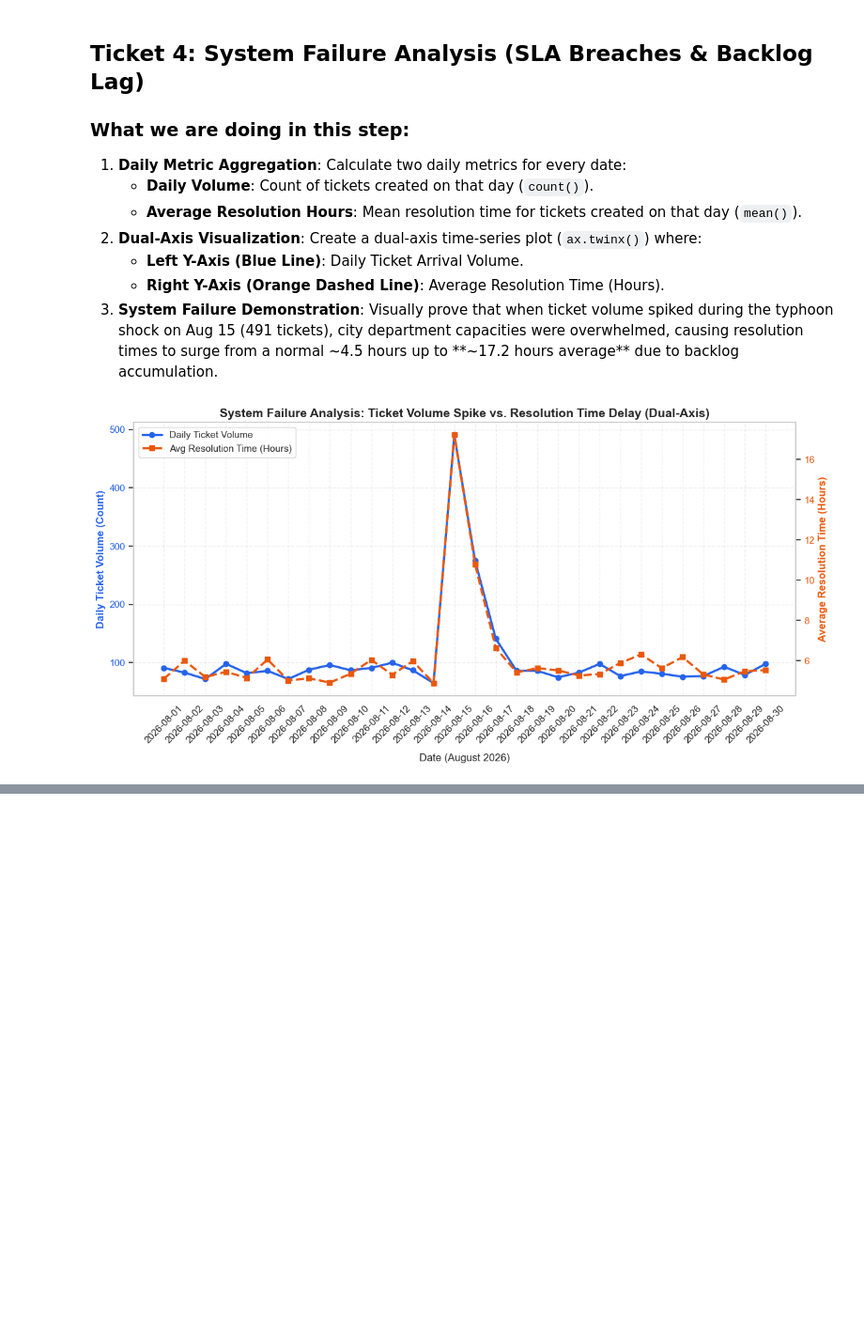
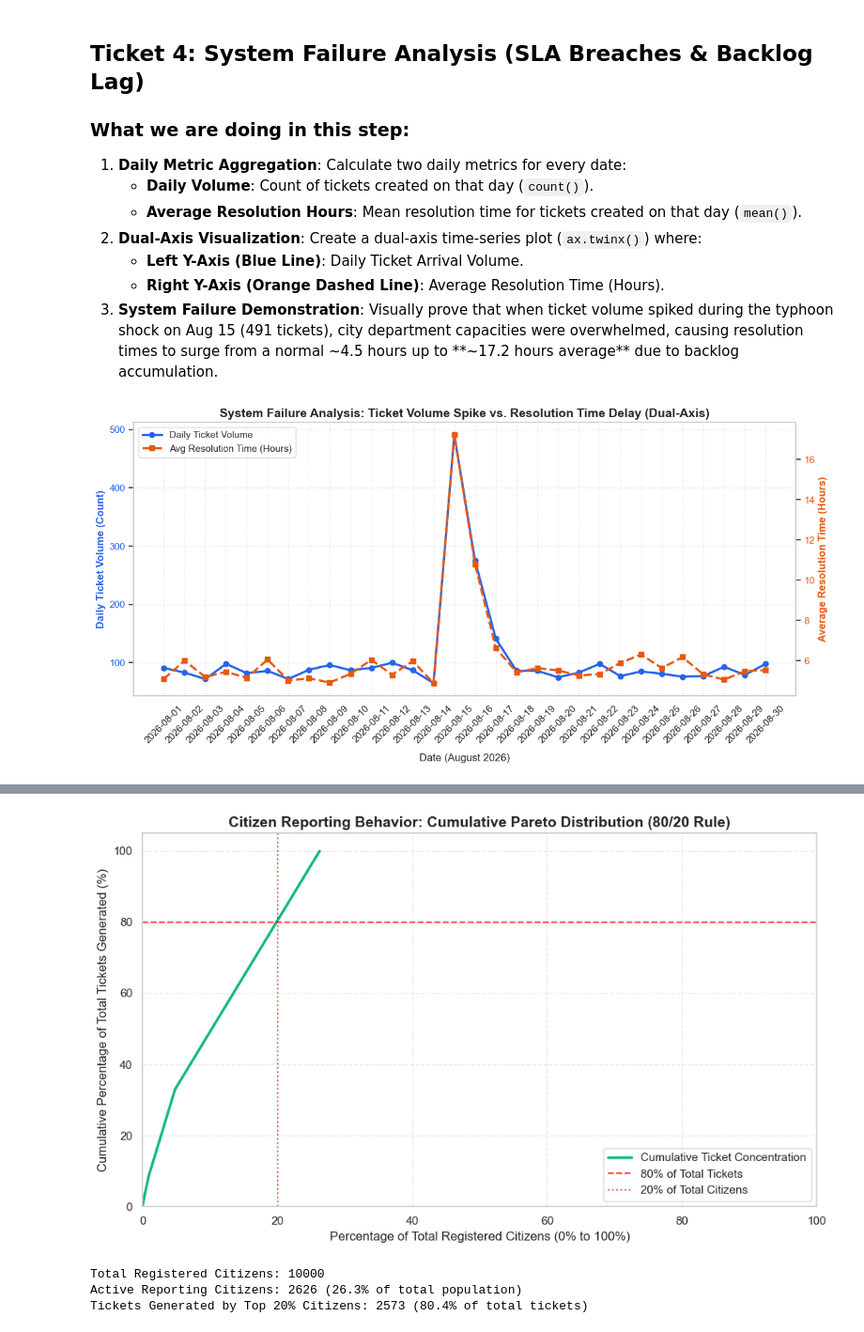
Before and after one commit to ymsrubio/TicketSim, a Jupyter notebook: notebooks/03_eda_and_sla_breach_analysis.ipynb, the cells around one changed output, grey strips where cells are left out. Shown at 94% size. Cells and saved outputs as stored; diff of their text form; code cells hidden in the pictures; blank space fills up the shorter version.

Commit message:
feat(eda): implement Ticket 5 citizen Pareto analysis and executive conclusions (fixes #9)

```diff
--- a/notebooks/03_eda_and_sla_breach_analysis.ipynb
+++ b/notebooks/03_eda_and_sla_breach_analysis.ipynb
@@ -283,0 +291,66 @@ plt.show()
+# %%
+# Ticket 5: Citizen Behavior (The Pareto Principle & Hyper-Reporters)
+
+import matplotlib.pyplot as plt
+import numpy as np
+import pandas as pd
+
+# 1. GROUP TICKETS BY CITIZEN AND COUNT SUBMISSIONS
+citizen_counts = (
+    df_merged.groupby("citizen_id")["ticket_id"]
+    .count()
+    .reset_index()
+    .sort_values(by="ticket_id", ascending=False)
+)
+citizen_counts.columns = ["citizen_id", "ticket_count"]
+
+# 2. CALCULATE CUMULATIVE PERCENTAGES
+total_citizens = len(df_citizens)  # Total 10,000 registered citizens
+total_tickets = len(df_merged)     # Total 3,199 tickets submitted
+
+# Cumulative count of tickets generated by sorted active citizens
+citizen_counts["cum_tickets"] = citizen_counts["ticket_count"].cumsum()
+
+# Cumulative percentage of total tickets (Y-axis)
+citizen_counts["cum_pct_tickets"] = (citizen_counts["cum_tickets"] / total_tickets) * 100
+
+# Cumulative percentage of total citizens (X-axis)
+citizen_counts["citizen_rank"] = np.arange(1, len(citizen_counts) + 1)
+citizen_counts["cum_pct_citizens"] = (citizen_counts["citizen_rank"] / total_citizens) * 100
+
+# 3. PARETO CHART PLOTTING
+plt.figure(figsize=(10, 6))
+plt.plot(
+    citizen_counts["cum_pct_citizens"],
+    citizen_counts["cum_pct_tickets"],
+    color="#10b981",
+    linewidth=2.5,
+    label="Cumulative Ticket Concentration"
+)
+
+# Reference 80/20 lines
+plt.axhline(y=80, color="red", linestyle="--", alpha=0.7, label="80% of Total Tickets")
+plt.axvline(x=20, color="red", linestyle=":", alpha=0.7, label="20% of Total Citizens")
+
+plt.title("Citizen Reporting Behavior: Cumulative Pareto Distribution (80/20 Rule)", fontsize=14, fontweight="bold")
+plt.xlabel("Percentage of Total Registered Citizens (0% to 100%)", fontsize=12)
+plt.ylabel("Cumulative Percentage of Total Tickets Generated (%)", fontsize=12)
+plt.xlim(0, 100)
+plt.ylim(0, 105)
+plt.grid(True, linestyle="--", alpha=0.4)
+plt.legend(fontsize=11, loc="lower right")
+plt.tight_layout()
+plt.show()
+
+# Print summary statistics
+active_reporters = len(citizen_counts)
+print(f"Total Registered Citizens: {total_citizens}")
+print(f"Active Reporting Citizens: {active_reporters} ({(active_reporters/total_citizens)*100:.1f}% of total population)")
+top_20_pct_count = int(total_citizens * 0.20)
+tickets_by_top_20 = citizen_counts.head(top_20_pct_count)["ticket_count"].sum()
+print(f"Tickets Generated by Top 20% Citizens: {tickets_by_top_20} ({(tickets_by_top_20/total_tickets)*100:.1f}% of total tickets)")
+# %% [output]
+[figure, added]
+Total Registered Citizens: 10000
+Active Reporting Citizens: 2626 (26.3% of total population)
+Tickets Generated by Top 20% Citizens: 2573 (80.4% of total tickets)
```
Also changed, not shown: parts of 2 cells of this notebook.
